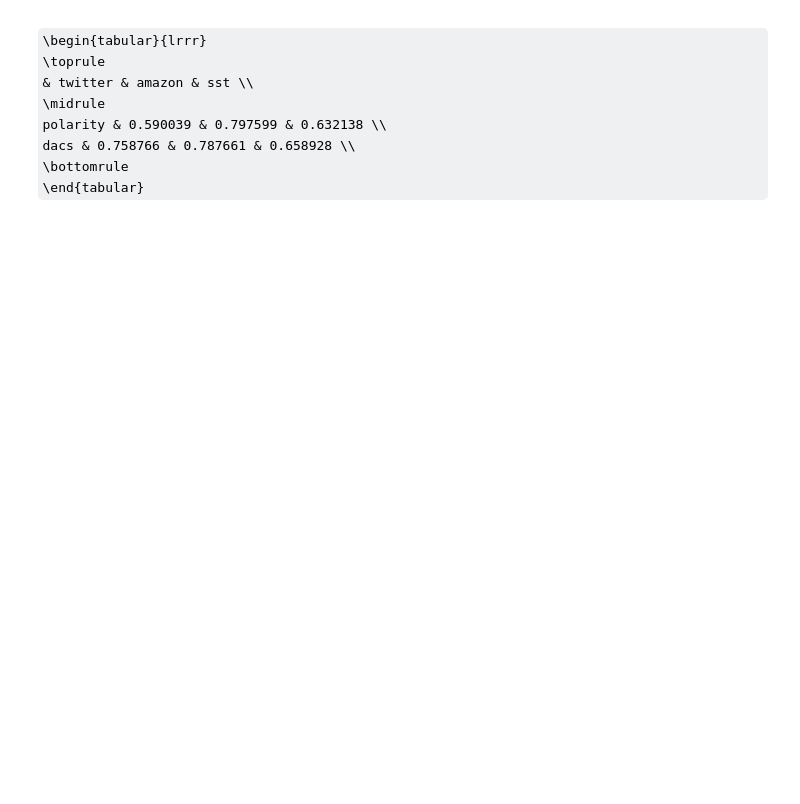
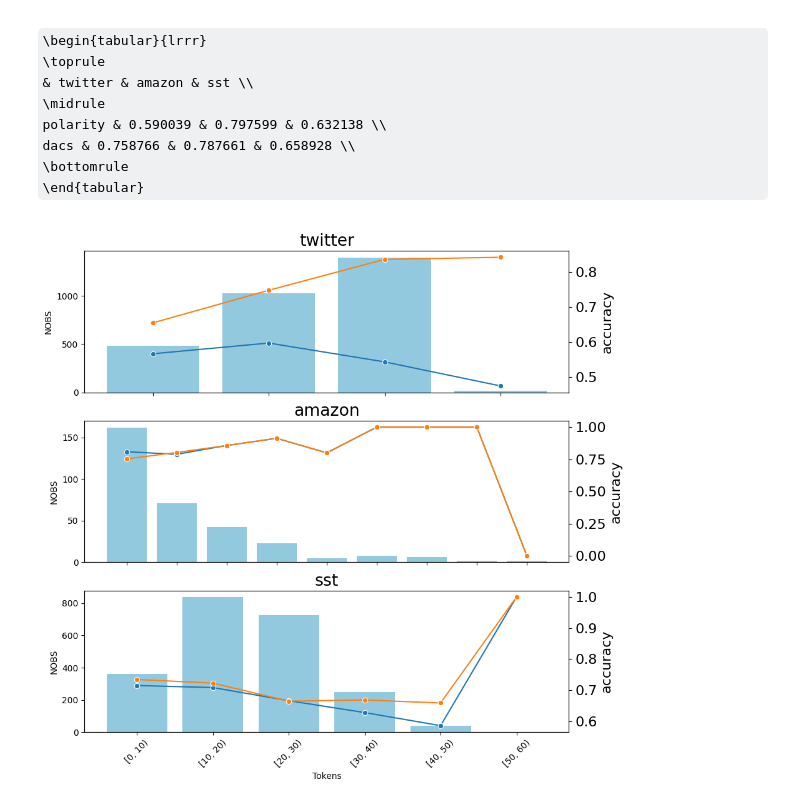
Before and after one commit to jkoscialkowski/divide-and-conquer-sentiment, a Jupyter notebook: notebooks/mlp_training.ipynb, the cells around one changed output. Drawn from its saved outputs; the diff is of its cells as text; code cells hidden in the pictures; some formulas as TeX source; blank space fills up the shorter version.

Commit message:
feat: Make the plots work

```diff
--- a/notebooks/mlp_training.ipynb
+++ b/notebooks/mlp_training.ipynb
@@ -270,3 +274,7 @@ polarity & 0.590039 & 0.797599 & 0.632138 \\
 dacs & 0.758766 & 0.787661 & 0.658928 \\
 \bottomrule
 \end{tabular}
+# %%
+plot_metrics_per_token_count_bins(dataset_dict, preds_dict, "accuracy")
+# %% [output]
+[figure, added]
```
Also changed, not shown: parts of 12 cells of this notebook, 2 other files.
